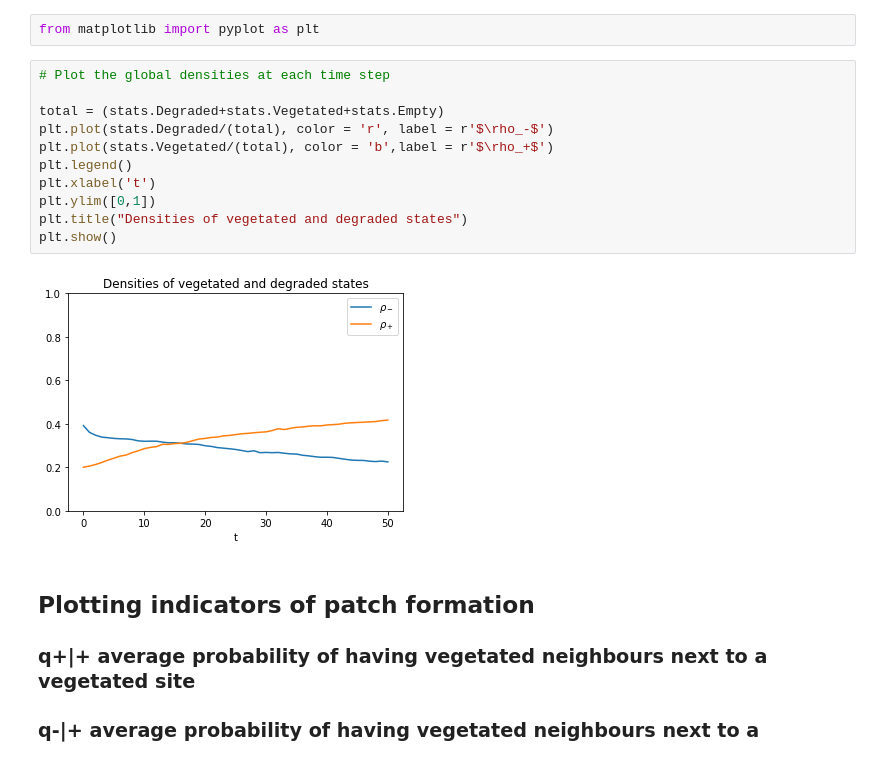
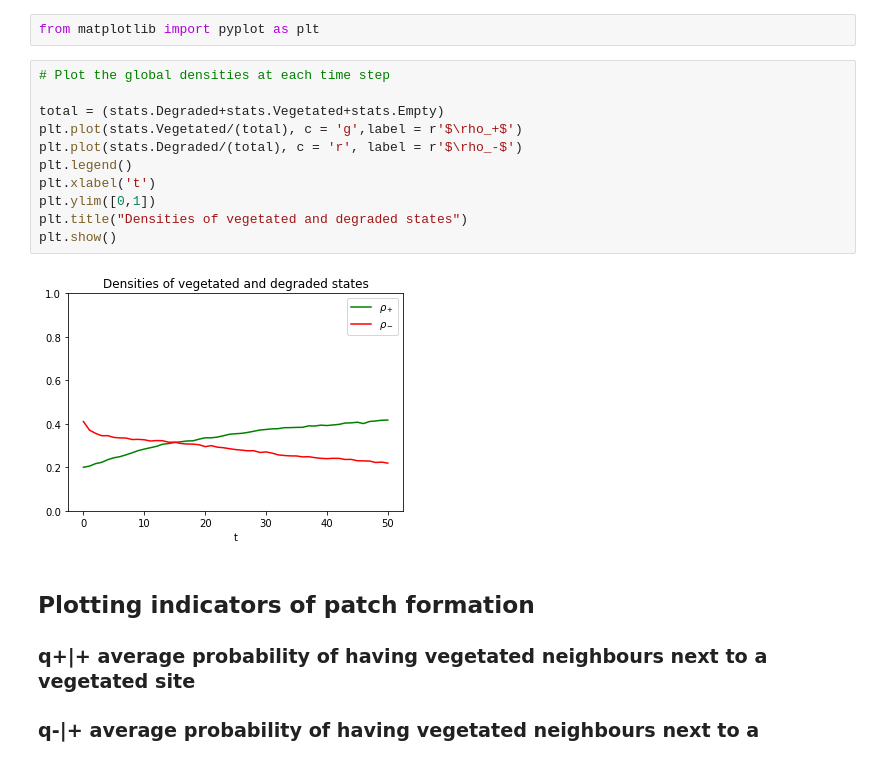
Before and after one commit to intramuros/abm, a Jupyter notebook: Gather and plot.ipynb, the cells around one changed output. Saved outputs shown, nothing was run; the diff lists cells and outputs as text.

```diff
--- a/Gather and plot.ipynb
+++ b/Gather and plot.ipynb
@@ -56,16 +58,16 @@ from matplotlib import pyplot as plt
 # %%
 # Plot the global densities at each time step
 
 total = (stats.Degraded+stats.Vegetated+stats.Empty)
-plt.plot(stats.Degraded/(total), color = 'r', label = r'$\rho_-$')
-plt.plot(stats.Vegetated/(total), color = 'b',label = r'$\rho_+$')
+plt.plot(stats.Vegetated/(total), c = 'g',label = r'$\rho_+$')
+plt.plot(stats.Degraded/(total), c = 'r', label = r'$\rho_-$')
 plt.legend()
 plt.xlabel('t')
 plt.ylim([0,1])
 plt.title("Densities of vegetated and degraded states")
 plt.show()
 # %% [output]
-[figure, old version]
+[figure, new version]
 # %% [markdown]
 ## Plotting indicators of patch formation
 
```
Also changed, not shown: parts of 3 cells of this notebook.
